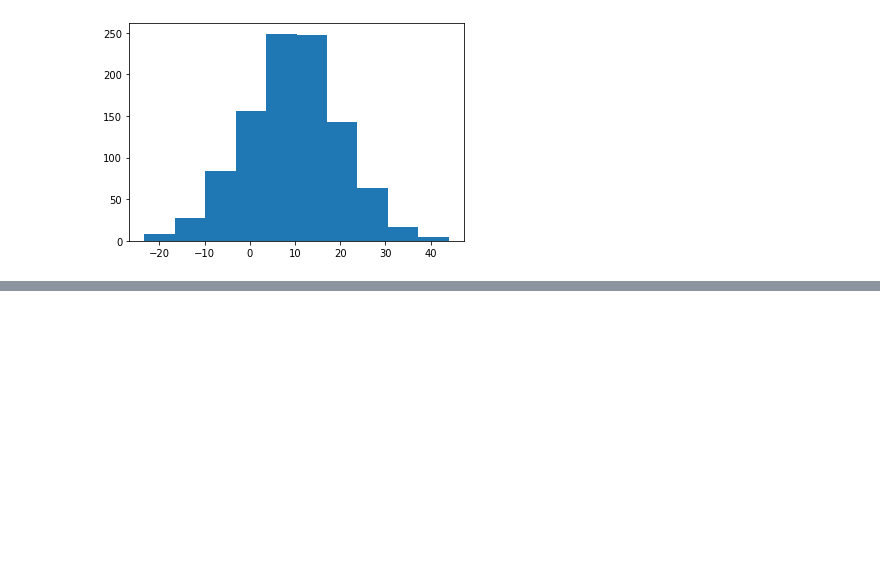
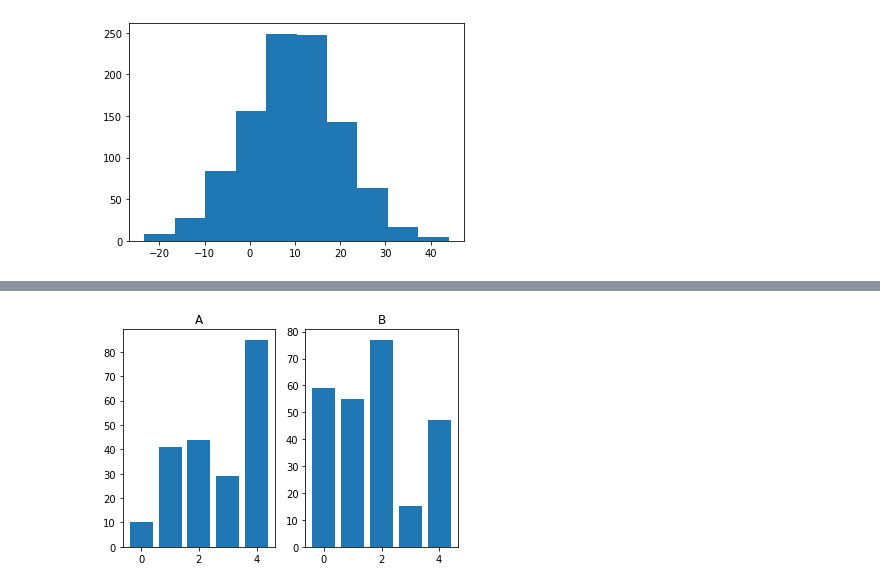
Before and after one commit to sasakurai/hajimetenoAI, a Jupyter notebook: Aiacademy_sample.ipynb, the cells around one changed output, grey strips where cells are left out. Saved outputs shown, nothing was run; the diff lists cells and outputs as text; code cells hidden in the pictures; blank space fills up the shorter version.

```diff
--- a/Aiacademy_sample.ipynb
+++ b/Aiacademy_sample.ipynb
@@ -674,0 +737,19 @@ plt.show()
+# %%
+import matplotlib.pyplot as plt
+x1, y1 = range(0, 5), [10,41,44,29,85]
+x2, y2 = range(0, 5), [59,55,77,15,47]
+
+fig = plt.figure()
+
+# 1行2列の1番目
+a1 = fig.add_subplot(1, 2, 1) # 第3引数の1は左側を意味しています
+a1.bar(x1, y1)
+a1.set_title("A")
+
+a2 = fig.add_subplot(1, 2, 2) # 第3引数の2は右側を意味しています
+a2.bar(x2, y2)
+a2.set_title("B")
+
+plt.show()
+# %% [output]
+[figure, added]
```
Also changed, not shown: parts of 3 cells of this notebook.
